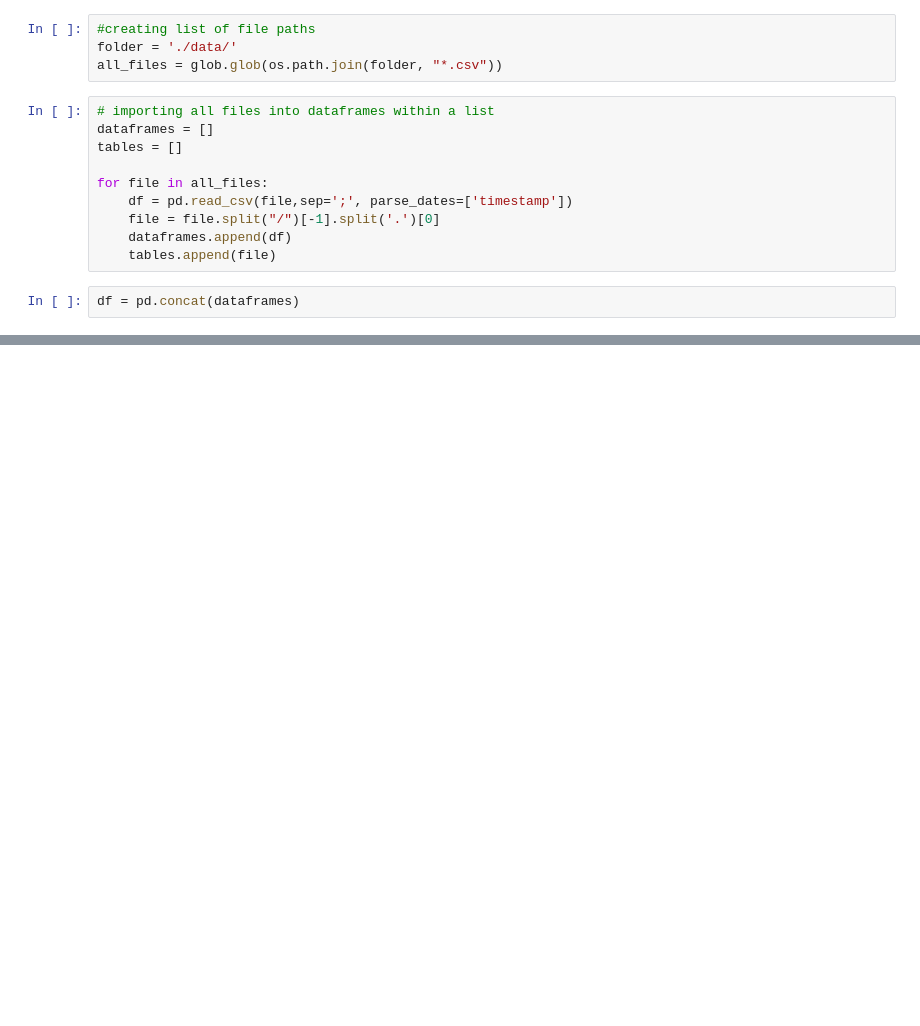
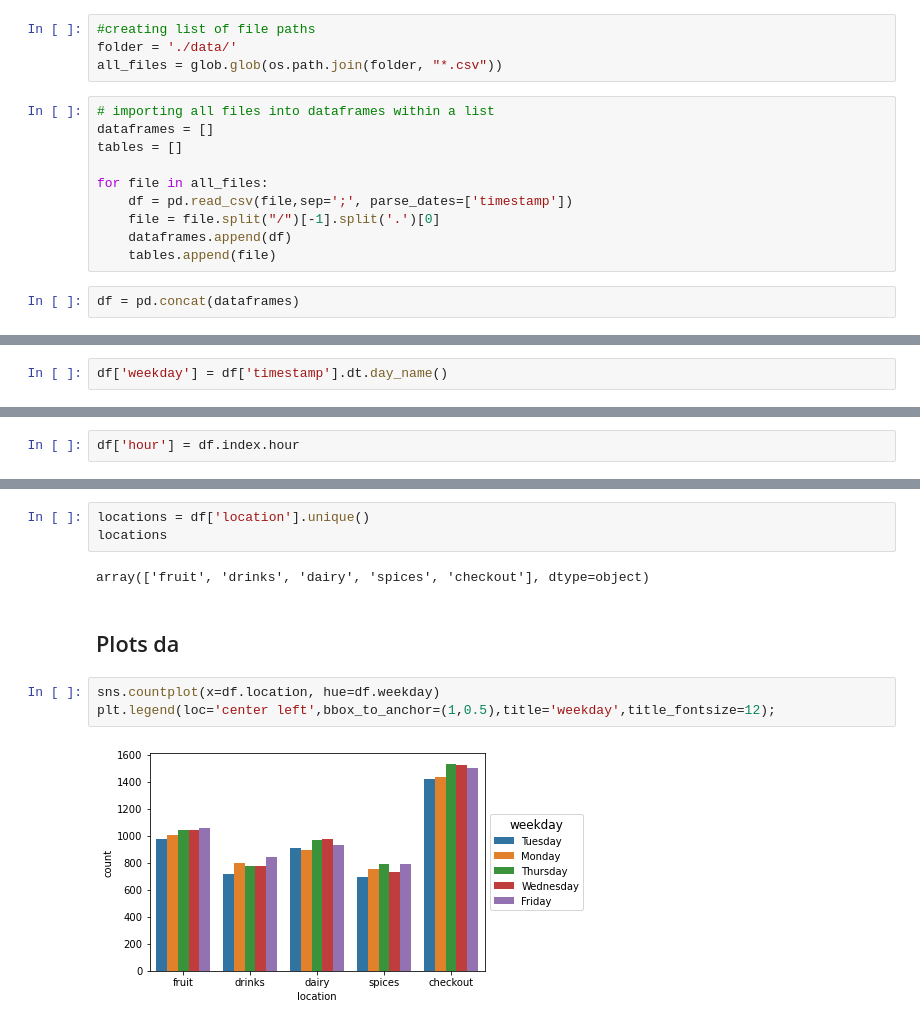
Before and after one commit to RocketRene/LemonAiders, a Jupyter notebook: EDA_creichelt.ipynb, the cells around one changed output, grey strips where cells are left out. Drawn from its saved outputs; the diff is of its cells as text; blank space fills up the shorter version.

Commit message:
adding some numbers and plots

```diff
--- a/EDA_creichelt.ipynb
+++ b/EDA_creichelt.ipynb
@@ -24,0 +23,2 @@ df.set_index('timestamp', inplace=True)
+# %%
+df['weekday'] = df['timestamp'].dt.day_name()
@@ -24,0 +27,2 @@ df.set_index('timestamp', inplace=True)
+# %%
+df['hour'] = df.index.hour
@@ -24,0 +81,12 @@ df.set_index('timestamp', inplace=True)
+# %%
+locations = df['location'].unique()
+locations
+# %% [output]
+array(['fruit', 'drinks', 'dairy', 'spices', 'checkout'], dtype=object)
+# %% [markdown]
+## Plots da
+# %%
+sns.countplot(x=df.location, hue=df.weekday)
+plt.legend(loc='center left',bbox_to_anchor=(1,0.5),title='weekday',title_fontsize=12);
+# %% [output]
+[figure, added]
```
Also changed, not shown: parts of 8 cells of this notebook.
